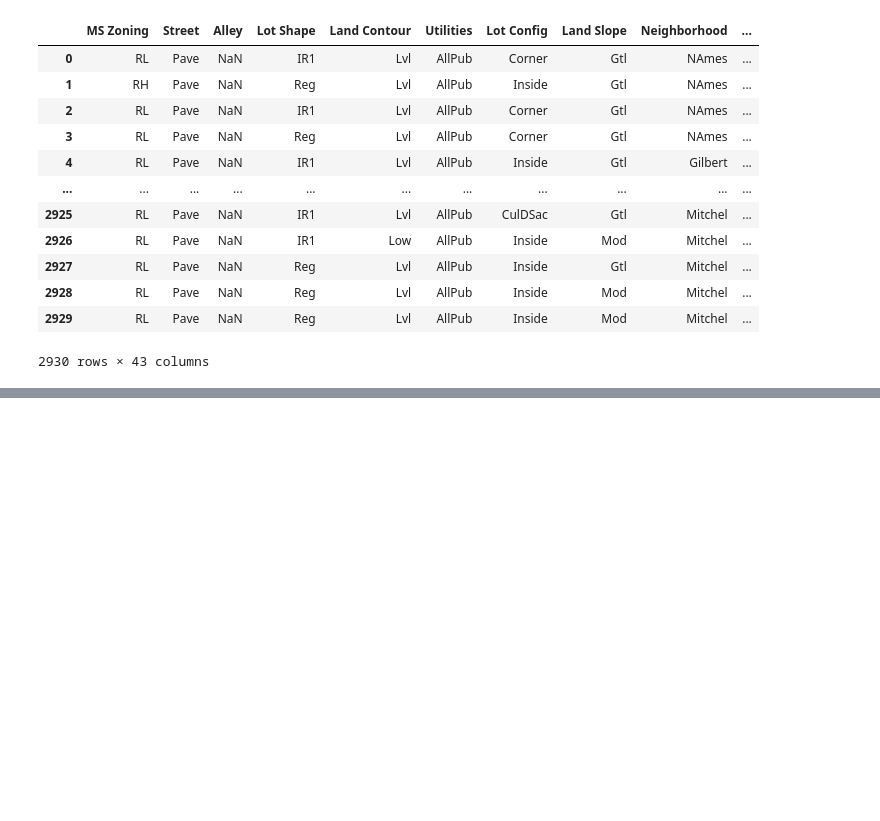
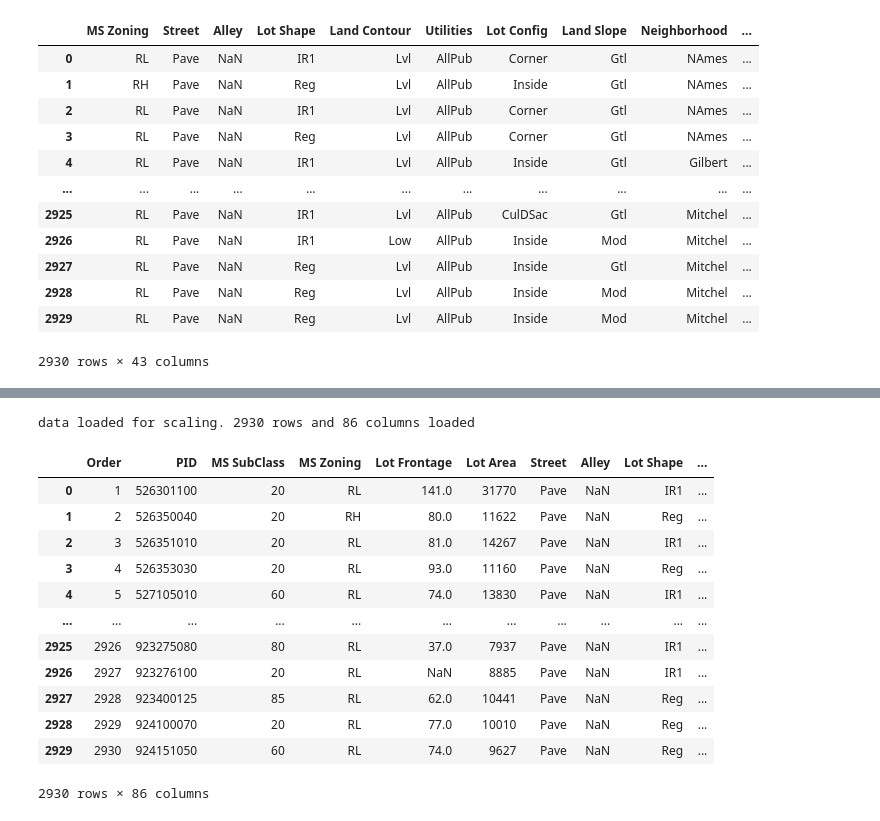
Before and after one commit to rushabh819/housing-price-regression, a Jupyter notebook: notebook/checker.ipynb, the cells around one changed output, grey strips where cells are left out. Saved outputs shown, nothing was run; the diff lists cells and outputs as text; code cells hidden in the pictures; blank space fills up the shorter version.

```diff
--- a/notebook/checker.ipynb
+++ b/notebook/checker.ipynb
@@ -49,3 +50,11 @@ data[col_obj]
 | 2928 | RL | Pave | NaN | Reg | Lvl | AllPub | Inside | Mod | Mitchel | ... |
 | 2929 | RL | Pave | NaN | Reg | Lvl | AllPub | Inside | Mod | Mitchel | ... |
 2930 rows × 43 columns
+# %%
+import pandas as pd
+from sklearn.preprocessing import StandardScaler
+
+def load_data(cleaned_file_path):
+    data = pd.read_csv(cleaned_file_path)
+    print(f"data loaded for scaling. {data.shape[0]} rows and {data.shape[1]} columns loaded")
+    return data
@@ -51,0 +89,3 @@ data[col_obj]
+# %%
+from_path = "../data/processed/Clean_AmesHousing.csv"
+data = load_data(cleaned_file_path= from_path)
@@ -51,0 +378,26 @@ data[col_obj]
+# %%
+import pandas as pd
+from sklearn.preprocessing import StandardScaler
+
+def load_data(cleaned_file_path):
+    data = pd.read_csv(cleaned_file_path)
+    print(f"data loaded for scaling. {data.shape[0]} rows and {data.shape[1]} columns loaded")
+    return data
+
+def one_hot_encode_cat(X_dataFrame:pd.DataFrame):
+    encode_cat = pd.get_dummies(X_dataFrame)
+    print("One Hot Encoding done for Cat columns.")
+    return encode_cat
+
+def scaling_num(X_dataFrame:pd.DataFrame):
+    scaler = StandardScaler()
+    X_dataFrame_num = X_dataFrame.select_dtypes(include=['int64', 'float64'])
+    X_dataFrame_ex_num = X_dataFrame.select_dtypes(exclude=['int64', 'float64'])
+    X_dataFrame_num = pd.DataFrame(scaler.fit_transform(X_dataFrame_num), columns= X_dataFrame_num.columns)
+    df = pd.concat([X_dataFrame_num, X_dataFrame_ex_num], axis= 1)
+    print("Scaling for Num Columns completed.")
+    return df
+
+def save_data(dataFrame:pd.DataFrame, dest_file_path):
+    dataFrame.to_csv(dest_file_path, index=False)
+    print(f"Refined Dataframe saved to {dest_file_path}")
@@ -51,0 +468,19 @@ data[col_obj]
+# %%
+test_clean_path = "../data/processed/test_Clean_AmesHousing.csv"
+test_clean_df = load_data(test_clean_path)
+test_clean_df
+# %% [output]
+data loaded for scaling. 2930 rows and 86 columns loaded
+|  | Order | PID | MS SubClass | MS Zoning | Lot Frontage | Lot Area | Street | Alley | Lot Shape | ... |
+| 0 | 1 | 526301100 | 20 | RL | 141.0 | 31770 | Pave | NaN | IR1 | ... |
+| 1 | 2 | 526350040 | 20 | RH | 80.0 | 11622 | Pave | NaN | Reg | ... |
+| 2 | 3 | 526351010 | 20 | RL | 81.0 | 14267 | Pave | NaN | IR1 | ... |
+| 3 | 4 | 526353030 | 20 | RL | 93.0 | 11160 | Pave | NaN | Reg | ... |
+| 4 | 5 | 527105010 | 60 | RL | 74.0 | 13830 | Pave | NaN | IR1 | ... |
+| ... | ... | ... | ... | ... | ... | ... | ... | ... | ... | ... |
+| 2925 | 2926 | 923275080 | 80 | RL | 37.0 | 7937 | Pave | NaN | IR1 | ... |
+| 2926 | 2927 | 923276100 | 20 | RL | NaN | 8885 | Pave | NaN | IR1 | ... |
+| 2927 | 2928 | 923400125 | 85 | RL | 62.0 | 10441 | Pave | NaN | Reg | ... |
+| 2928 | 2929 | 924100070 | 20 | RL | 77.0 | 10010 | Pave | NaN | Reg | ... |
+| 2929 | 2930 | 924151050 | 60 | RL | 74.0 | 9627 | Pave | NaN | Reg | ... |
+2930 rows × 86 columns
```
Also changed, not shown: parts of 45 cells of this notebook, 8 other files.
